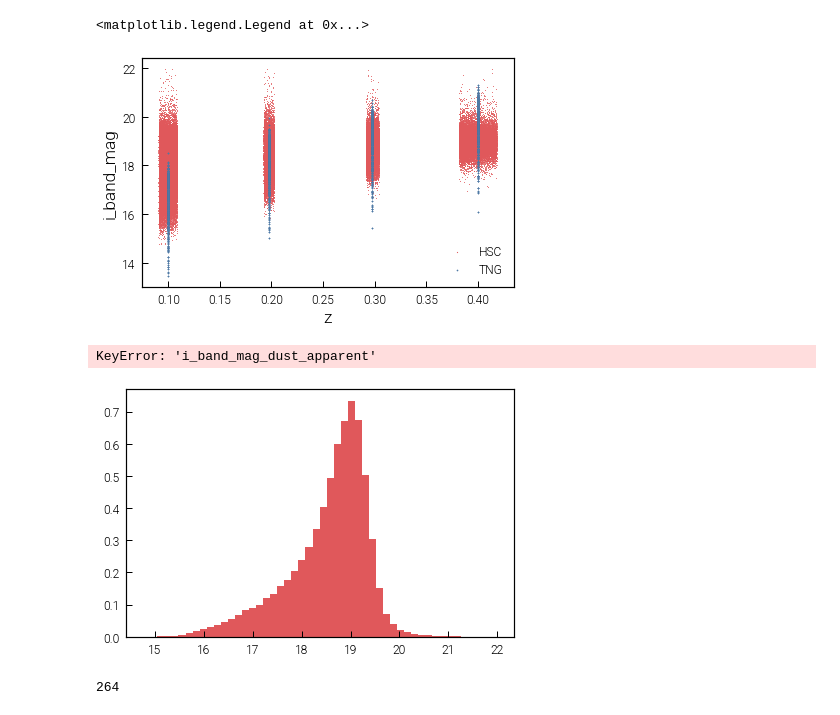
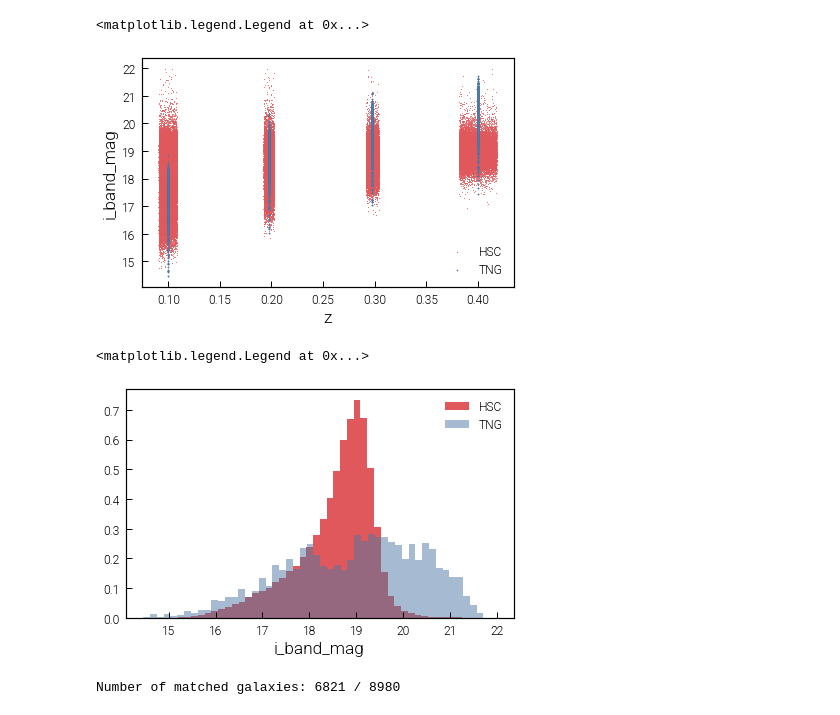
Before and after one commit to milchada/icm-clr, a Jupyter notebook: scripts/preprocessing/matching.ipynb, the cells around one changed output. Saved outputs shown, nothing was run; the diff lists cells and outputs as text; code cells hidden in the pictures.

```diff
--- a/scripts/preprocessing/matching.ipynb
+++ b/scripts/preprocessing/matching.ipynb
@@ -5,17 +5,17 @@ df1 = pd.read_csv("../../dataset_raw/HSC/label.csv")
 df2 = pd.read_csv("../../dataset_raw/HSC_TNG50/label.csv")
 # %%
 quant1 = df1[["photoz", "i_cmodel_mag_ge"]]
-quant2 = df2[['z', 'i_band_mag_apparent']]
+quant2 = df2[['z', 'i_band_mag_dust_apparent']]
 # %%
 import matplotlib.pyplot as plt
 plt.scatter(quant1["photoz"], quant1["i_cmodel_mag_ge"], s=1, label="HSC")
-plt.scatter(quant2["z"], quant2["i_band_mag_apparent"], s=2, label="TNG")
+plt.scatter(quant2["z"], quant2["i_band_mag_dust_apparent"], s=2, label="TNG")
 plt.xlabel("z")
 plt.ylabel("i_band_mag")
 plt.legend()
 # %% [output]
 <matplotlib.legend.Legend at 0x...>
-[figure, old version]
+[figure, new version]
 # %%
 bins = 50
 plt.hist(quant1["i_cmodel_mag_ge"], density=True, label="HSC", bins=bins)
@@ -23,5 +23,5 @@ plt.hist(quant2["i_band_mag_dust_apparent"], density=True, alpha=0.5, label="TNG
 plt.xlabel("i_band_mag")
 plt.legend()
 # %% [output]
-KeyError: 'i_band_mag_dust_apparent'
+<matplotlib.legend.Legend at 0x...>
-[figure, old version]
+[figure, new version]
@@ -31,25 +27,0 @@ kdt = KDTree(quant1, metric='euclidean')
-# %%
-import numpy as np
-
-index_set = set()
-final = []
-
-MAX_TRYS = 20
-Max_DISTANCE = 0.05
-
-for x in quant2.to_numpy():
-    for i in range(MAX_TRYS):
-        i += 1
-        distance, index = kdt.query([x], k=i+1, return_distance=True)
-        distance = distance[0,-1]
-        index = index[0,-1]
-        if index not in index_set or distance>Max_DISTANCE:
-            break
-
-    index_set.add(index)
-    final.append(index)
-
-ux, counts = np.unique(final, return_counts=True)
-print(np.sum(counts > 1))
-# %% [output]
-264
@@ -56 +40,45 @@ print(np.sum(counts > 1))
+# %%
+from sklearn.neighbors import KDTree
+
+MATCHING_MAX_ITER = 100
+MATCHING_MAX_DIST = 0.05
+
+#Create a KDTree to search for the nearest galaxy in the sample to match
+kdt = KDTree(source, metric='euclidean')
+
+#Set of already used indexes
+index_set = set()
+
+#Output list containing the matched
+matched_indexes = []
+
+#Output mask to remove targets which have no unique source that is within the Maximum matching radius
+matched_mask = []
+
+for x in target:
+    for i in range(MATCHING_MAX_ITER):
+        distance, index = kdt.query([x], k=i+1, return_distance=True)
+        distance = distance[0,-1]
+        index = index[0,-1]
+
+        if distance>MATCHING_MAX_DIST or i == MATCHING_MAX_ITER-1:
+            matched_mask.append(False)
+            break
+
+        if index not in index_set:
+            matched_mask.append(True)
+            index_set.add(index)
+            matched_indexes.append(index)
+            break
+
+#Ensure that there are no double matched galaxies
+ux, counts = np.unique(matched_indexes, return_counts=True)
+assert(np.sum(counts > 1) == 0)
+
+#Print numer of matched galaxies
+num_matched = str(np.sum(matched_mask))
+num_target = str(len(matched_mask))
+print("Number of matched galaxies: " + num_matched + " / " + num_target)
+# %% [output]
+Number of matched galaxies: 6821 / 8980
 # %%
```
Also changed, not shown: parts of 5 cells of this notebook, 22 other files.
